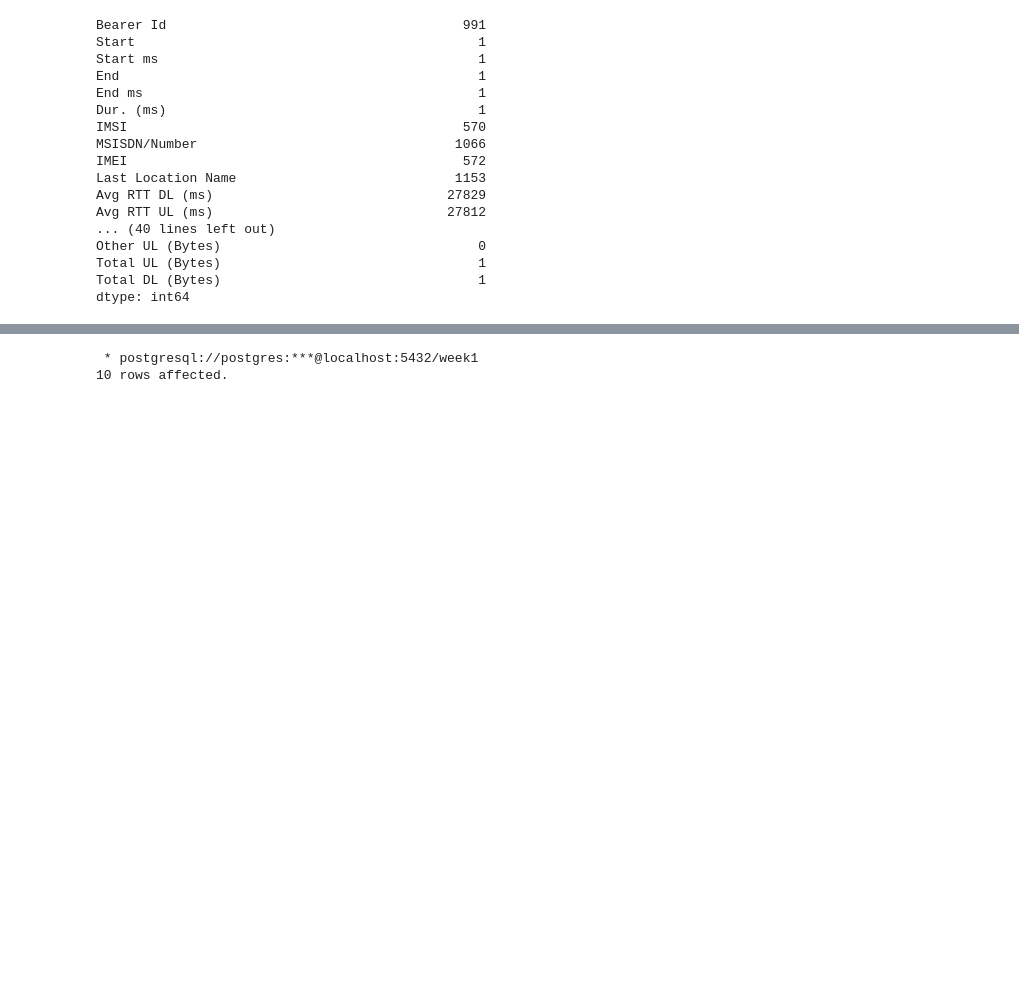
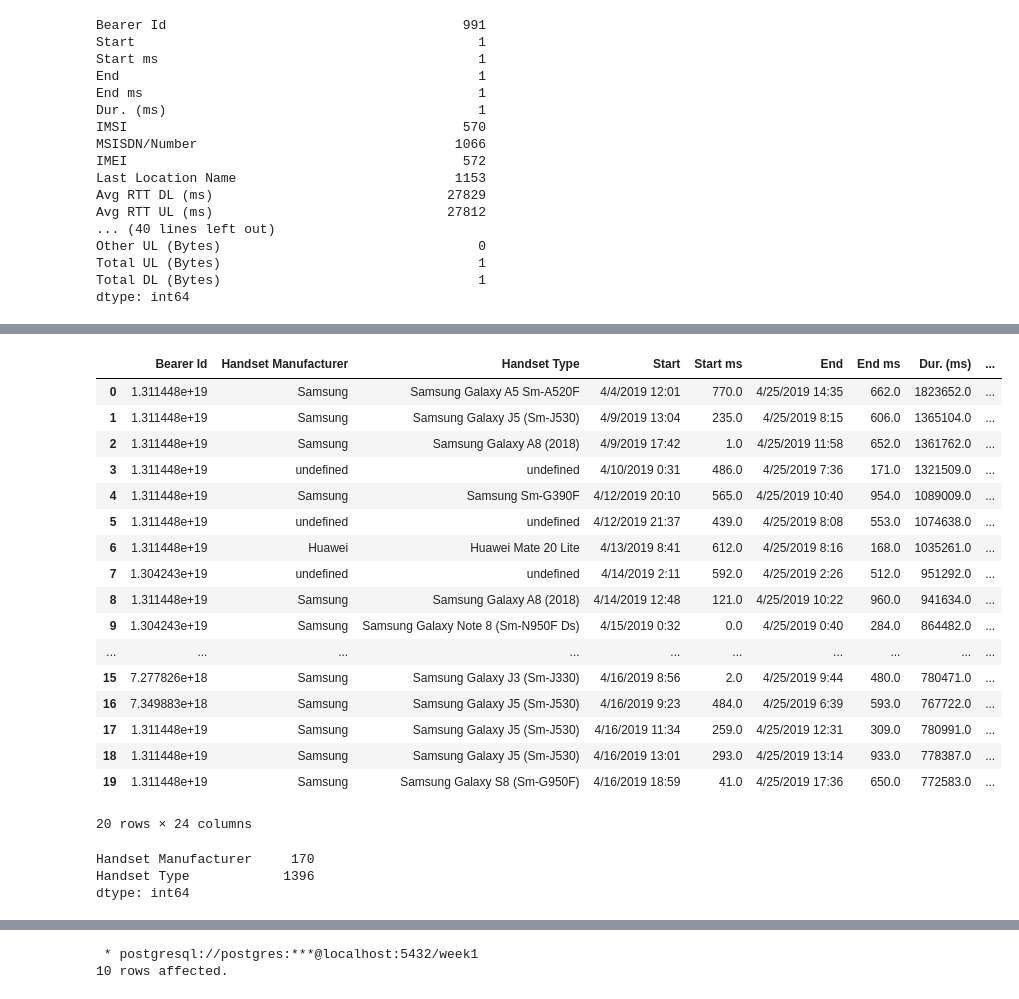
Before and after one commit to AB-y1/telecom, a Jupyter notebook: data_explroreation.ipynb, the cells around one changed output, grey strips where cells are left out. Saved outputs shown, nothing was run; the diff lists cells and outputs as text; code cells hidden in the pictures; blank space fills up the shorter version.

```diff
--- a/data_explroreation.ipynb
+++ b/data_explroreation.ipynb
@@ -168,0 +187,44 @@ dtype: int64
+# %%
+telecom[[
+ 'Bearer Id',
+ 'Handset Manufacturer',
+ 'Handset Type', 'Start',
+ 'Start ms',
+ 'End',
+ 'End ms',
+ 'Dur. (ms)',
+ 'Social Media DL (Bytes)',
+ 'Social Media UL (Bytes)',
+ 'Google DL (Bytes)',
+ 'Google UL (Bytes)',
+ 'Email DL (Bytes)',
+ 'Email UL (Bytes)',
+ 'Youtube DL (Bytes)',
+ 'Youtube UL (Bytes)',
+ 'Netflix DL (Bytes)',
+ 'Netflix UL (Bytes)',
+ 'Gaming DL (Bytes)',
+ 'Gaming UL (Bytes)',
+ 'Other DL (Bytes)',
+ 'Other UL (Bytes)',
+ 'Total UL (Bytes)',
+ 'Total DL (Bytes)' ]].head(20)
+# %% [output]
+|  | Bearer Id | Handset Manufacturer | Handset Type | Start | Start ms | End | End ms | Dur. (ms) | ... |
+| 0 | 1.311448e+19 | Samsung | Samsung Galaxy A5 Sm-A520F | 4/4/2019 12:01 | 770.0 | 4/25/2019 14:35 | 662.0 | 1823652.0 | ... |
+| 1 | 1.311448e+19 | Samsung | Samsung Galaxy J5 (Sm-J530) | 4/9/2019 13:04 | 235.0 | 4/25/2019 8:15 | 606.0 | 1365104.0 | ... |
+| 2 | 1.311448e+19 | Samsung | Samsung Galaxy A8 (2018) | 4/9/2019 17:42 | 1.0 | 4/25/2019 11:58 | 652.0 | 1361762.0 | ... |
+| 3 | 1.311448e+19 | undefined | undefined | 4/10/2019 0:31 | 486.0 | 4/25/2019 7:36 | 171.0 | 1321509.0 | ... |
+| 4 | 1.311448e+19 | Samsung | Samsung Sm-G390F | 4/12/2019 20:10 | 565.0 | 4/25/2019 10:40 | 954.0 | 1089009.0 | ... |
+| 5 | 1.311448e+19 | undefined | undefined | 4/12/2019 21:37 | 439.0 | 4/25/2019 8:08 | 553.0 | 1074638.0 | ... |
+| 6 | 1.311448e+19 | Huawei | Huawei Mate 20 Lite | 4/13/2019 8:41 | 612.0 | 4/25/2019 8:16 | 168.0 | 1035261.0 | ... |
+| 7 | 1.304243e+19 | undefined | undefined | 4/14/2019 2:11 | 592.0 | 4/25/2019 2:26 | 512.0 | 951292.0 | ... |
+| 8 | 1.311448e+19 | Samsung | Samsung Galaxy A8 (2018) | 4/14/2019 12:48 | 121.0 | 4/25/2019 10:22 | 960.0 | 941634.0 | ... |
+| 9 | 1.304243e+19 | Samsung | Samsung Galaxy Note 8 (Sm-N950F Ds) | 4/15/2019 0:32 | 0.0 | 4/25/2019 0:40 | 284.0 | 864482.0 | ... |
+| ... | ... | ... | ... | ... | ... | ... | ... | ... | ... |
+| 15 | 7.277826e+18 | Samsung | Samsung Galaxy J3 (Sm-J330) | 4/16/2019 8:56 | 2.0 | 4/25/2019 9:44 | 480.0 | 780471.0 | ... |
+| 16 | 7.349883e+18 | Samsung | Samsung Galaxy J5 (Sm-J530) | 4/16/2019 9:23 | 484.0 | 4/25/2019 6:39 | 593.0 | 767722.0 | ... |
+| 17 | 1.311448e+19 | Samsung | Samsung Galaxy J5 (Sm-J530) | 4/16/2019 11:34 | 259.0 | 4/25/2019 12:31 | 309.0 | 780991.0 | ... |
+| 18 | 1.311448e+19 | Samsung | Samsung Galaxy J5 (Sm-J530) | 4/16/2019 13:01 | 293.0 | 4/25/2019 13:14 | 933.0 | 778387.0 | ... |
+| 19 | 1.311448e+19 | Samsung | Samsung Galaxy S8 (Sm-G950F) | 4/16/2019 18:59 | 41.0 | 4/25/2019 17:36 | 650.0 | 772583.0 | ... |
+20 rows × 24 columns
@@ -168,0 +252,8 @@ dtype: int64
+# %%
+# Display how many Handset Manufacturer and Handset Type the data have
+
+telecom[["Handset Manufacturer", "Handset Type"]].nunique()
+# %% [output]
+Handset Manufacturer     170
+Handset Type            1396
+dtype: int64
```
Also changed, not shown: parts of 24 cells of this notebook, 1 other file.
